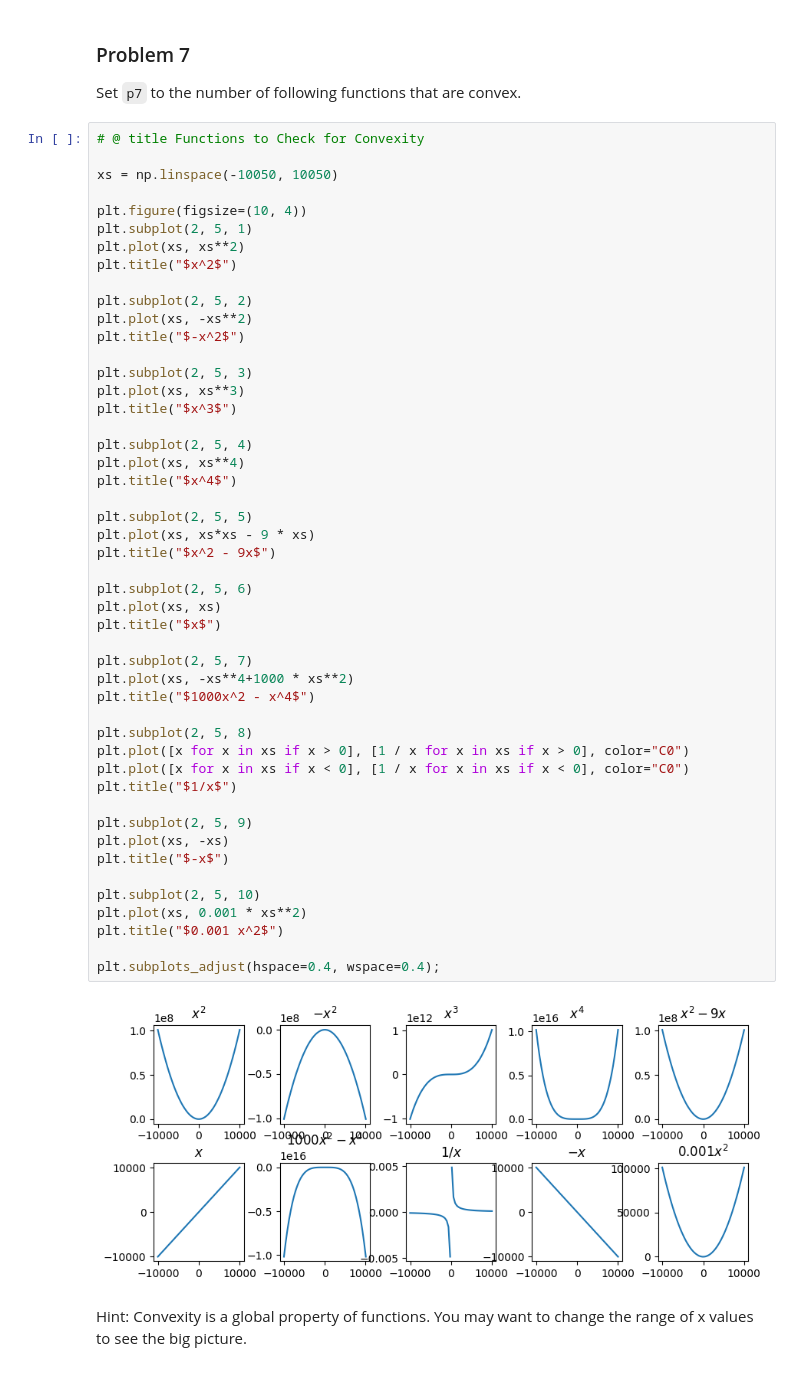
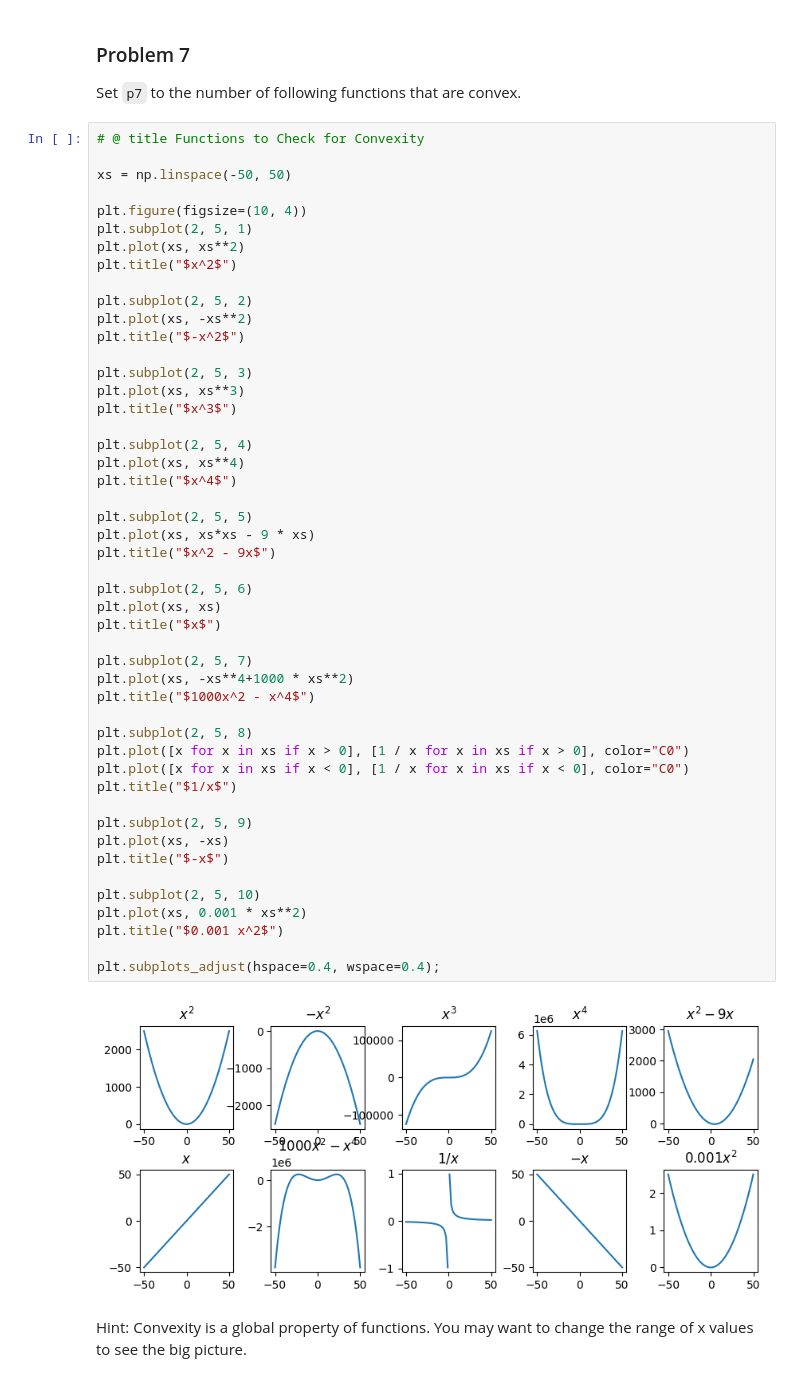
Before and after one commit to ethanmarlatt-bu/dx601-homework-04, a Jupyter notebook: homework.ipynb, the cells around one changed output. Cells and saved outputs as stored; diff of their text form.

```diff
--- a/homework.ipynb
+++ b/homework.ipynb
@@ -179,7 +179,7 @@ Set `p7` to the number of following functions that are convex.
 # %%
 # @ title Functions to Check for Convexity
 
-xs = np.linspace(-10050, 10050)
+xs = np.linspace(-50, 50)
 
 plt.figure(figsize=(10, 4))
 plt.subplot(2, 5, 1)
@@ -198,34 +198,34 @@ plt.subplot(2, 5, 4)
 plt.plot(xs, xs**4)
 plt.title("$x^4$")
 
 plt.subplot(2, 5, 5)
 plt.plot(xs, xs*xs - 9 * xs)
 plt.title("$x^2 - 9x$")
 
 plt.subplot(2, 5, 6)
 plt.plot(xs, xs)
 plt.title("$x$")
 
 plt.subplot(2, 5, 7)
 plt.plot(xs, -xs**4+1000 * xs**2)
 plt.title("$1000x^2 - x^4$")
 
 plt.subplot(2, 5, 8)
 plt.plot([x for x in xs if x > 0], [1 / x for x in xs if x > 0], color="C0")
 plt.plot([x for x in xs if x < 0], [1 / x for x in xs if x < 0], color="C0")
 plt.title("$1/x$")
 
 plt.subplot(2, 5, 9)
 plt.plot(xs, -xs)
 plt.title("$-x$")
 
 plt.subplot(2, 5, 10)
 plt.plot(xs, 0.001 * xs**2)
 plt.title("$0.001 x^2$")
 
 plt.subplots_adjust(hspace=0.4, wspace=0.4);
 # %% [output]
-[figure, old version]
+[figure, new version]
 # %% [markdown]
 Hint: Convexity is a global property of functions.
 You may want to change the range of x values to see the big picture.
```
Also changed, not shown: parts of 1 cell of this notebook.
